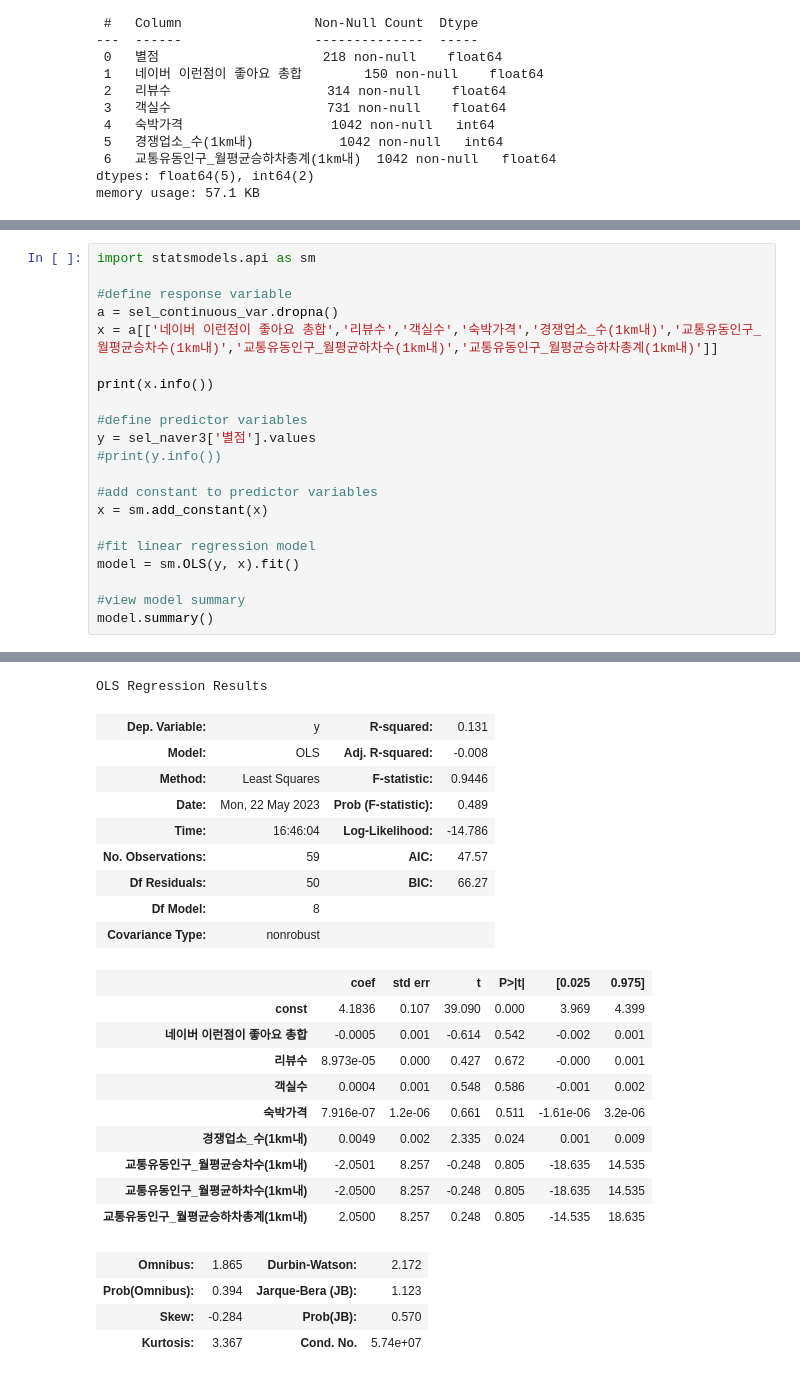
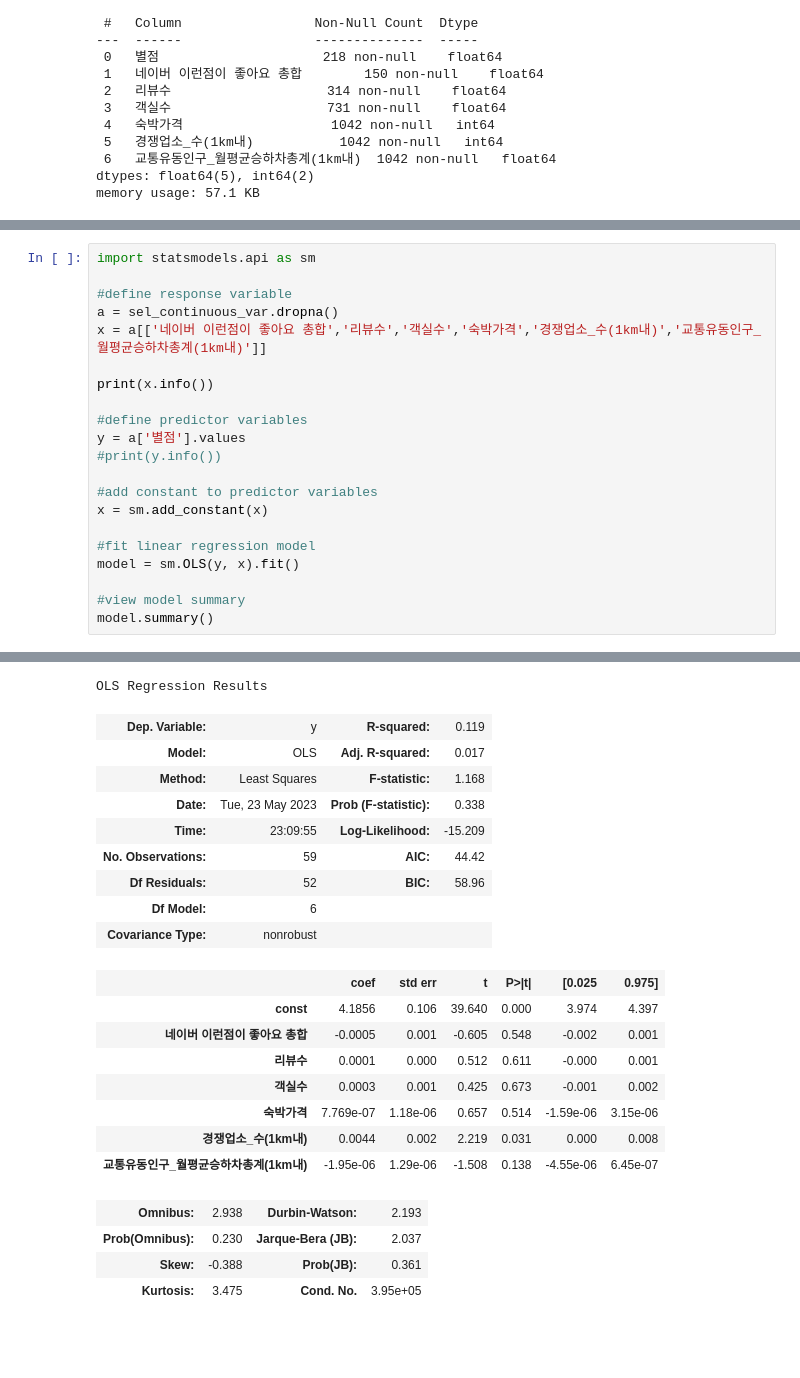
Before and after one commit to manki8908/Project_TJ_EDA_202305, a Jupyter notebook: data_anl/src/네이버 야놀자 병합 분석.ipynb, the cells around one changed output, grey strips where cells are left out. Saved outputs shown, nothing was run; the diff lists cells and outputs as text; blank space fills up the shorter version.

```diff
--- a/data_anl/src/네이버 야놀자 병합 분석.ipynb
+++ b/data_anl/src/네이버 야놀자 병합 분석.ipynb
@@ -441,12 +465,12 @@ import statsmodels.api as sm
 
 #define response variable
 a = sel_continuous_var.dropna()
-x = a[['네이버 이런점이 좋아요 총합','리뷰수','객실수','숙박가격','경쟁업소_수(1km내)','교통유동인구_월평균승차수(1km내)','교통유동인구_월평균하차수(1km내)','교통유동인구_월평균승하차총계(1km내)']]
+x = a[['네이버 이런점이 좋아요 총합','리뷰수','객실수','숙박가격','경쟁업소_수(1km내)','교통유동인구_월평균승하차총계(1km내)']]
 
 print(x.info())
 
 #define predictor variables
-y = sel_naver3['별점'].values
+y = a['별점'].values
 #print(y.info())
 
 #add constant to predictor variables
@@ -476,27 +498,25 @@ memory usage: 4.1 KB
 None
 OLS Regression Results
-| Dep. Variable: | y | R-squared: | 0.131 |
-| Model: | OLS | Adj. R-squared: | -0.008 |
-| Method: | Least Squares | F-statistic: | 0.9446 |
-| Date: | Mon, 22 May 2023 | Prob (F-statistic): | 0.489 |
-| Time: | 16:46:04 | Log-Likelihood: | -14.786 |
-| No. Observations: | 59 | AIC: | 47.57 |
-| Df Residuals: | 50 | BIC: | 66.27 |
-| Df Model: | 8 |  |  |
+| Dep. Variable: | y | R-squared: | 0.119 |
+| Model: | OLS | Adj. R-squared: | 0.017 |
+| Method: | Least Squares | F-statistic: | 1.168 |
+| Date: | Tue, 23 May 2023 | Prob (F-statistic): | 0.338 |
+| Time: | 23:09:55 | Log-Likelihood: | -15.209 |
+| No. Observations: | 59 | AIC: | 44.42 |
+| Df Residuals: | 52 | BIC: | 58.96 |
+| Df Model: | 6 |  |  |
 | Covariance Type: | nonrobust |  |  |
 |  | coef | std err | t | P>|t| | [0.025 | 0.975] |
-| const | 4.1836 | 0.107 | 39.090 | 0.000 | 3.969 | 4.399 |
-| 네이버 이런점이 좋아요 총합 | -0.0005 | 0.001 | -0.614 | 0.542 | -0.002 | 0.001 |
-| 리뷰수 | 8.973e-05 | 0.000 | 0.427 | 0.672 | -0.000 | 0.001 |
-| 객실수 | 0.0004 | 0.001 | 0.548 | 0.586 | -0.001 | 0.002 |
-| 숙박가격 | 7.916e-07 | 1.2e-06 | 0.661 | 0.511 | -1.61e-06 | 3.2e-06 |
-| 경쟁업소_수(1km내) | 0.0049 | 0.002 | 2.335 | 0.024 | 0.001 | 0.009 |
-| 교통유동인구_월평균승차수(1km내) | -2.0501 | 8.257 | -0.248 | 0.805 | -18.635 | 14.535 |
-| 교통유동인구_월평균하차수(1km내) | -2.0500 | 8.257 | -0.248 | 0.805 | -18.635 | 14.535 |
-| 교통유동인구_월평균승하차총계(1km내) | 2.0500 | 8.257 | 0.248 | 0.805 | -14.535 | 18.635 |
+| const | 4.1856 | 0.106 | 39.640 | 0.000 | 3.974 | 4.397 |
+| 네이버 이런점이 좋아요 총합 | -0.0005 | 0.001 | -0.605 | 0.548 | -0.002 | 0.001 |
+| 리뷰수 | 0.0001 | 0.000 | 0.512 | 0.611 | -0.000 | 0.001 |
+| 객실수 | 0.0003 | 0.001 | 0.425 | 0.673 | -0.001 | 0.002 |
+| 숙박가격 | 7.769e-07 | 1.18e-06 | 0.657 | 0.514 | -1.59e-06 | 3.15e-06 |
+| 경쟁업소_수(1km내) | 0.0044 | 0.002 | 2.219 | 0.031 | 0.000 | 0.008 |
+| 교통유동인구_월평균승하차총계(1km내) | -1.95e-06 | 1.29e-06 | -1.508 | 0.138 | -4.55e-06 | 6.45e-07 |
-| Omnibus: | 1.865 | Durbin-Watson: | 2.172 |
-| Prob(Omnibus): | 0.394 | Jarque-Bera (JB): | 1.123 |
-| Skew: | -0.284 | Prob(JB): | 0.570 |
-| Kurtosis: | 3.367 | Cond. No. | 5.74e+07 |
+| Omnibus: | 2.938 | Durbin-Watson: | 2.193 |
+| Prob(Omnibus): | 0.230 | Jarque-Bera (JB): | 2.037 |
+| Skew: | -0.388 | Prob(JB): | 0.361 |
+| Kurtosis: | 3.475 | Cond. No. | 3.95e+05 |
 Notes:
 [1] Standard Errors assume that the covariance matrix of the errors is correctly specified.
```
Also changed, not shown: parts of 9 cells of this notebook, 1 other file.
